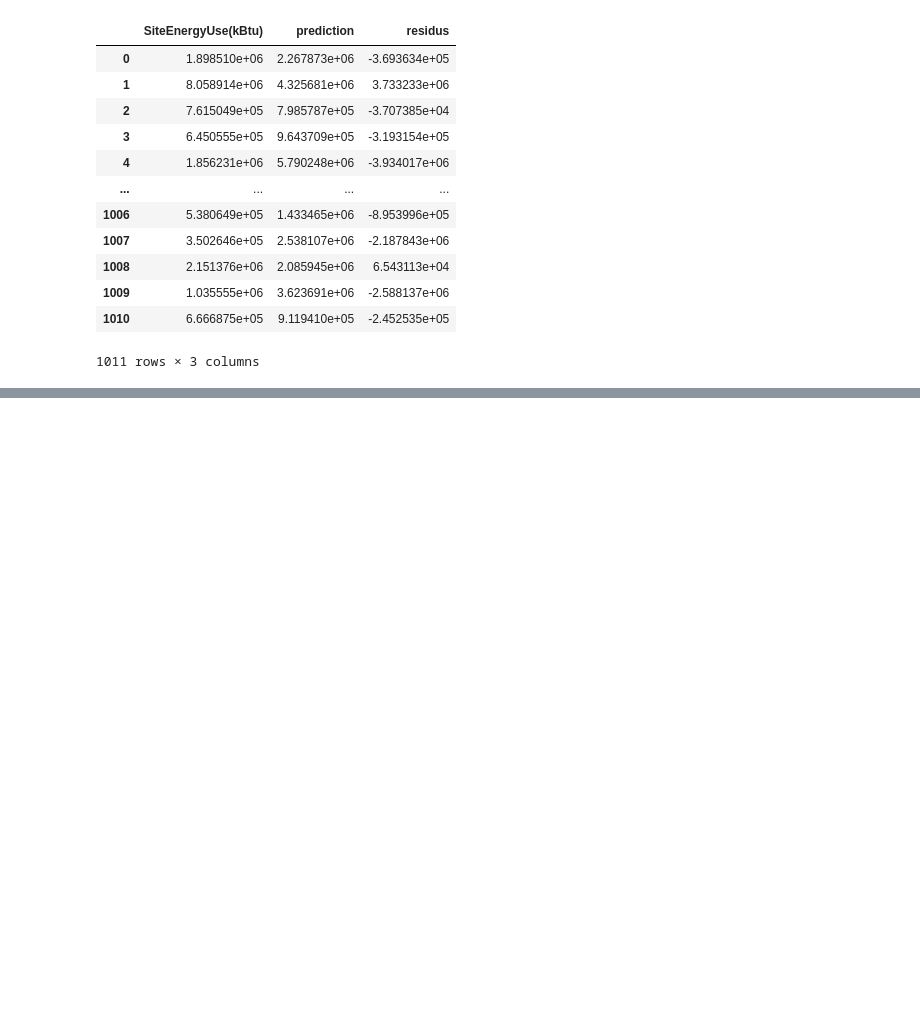
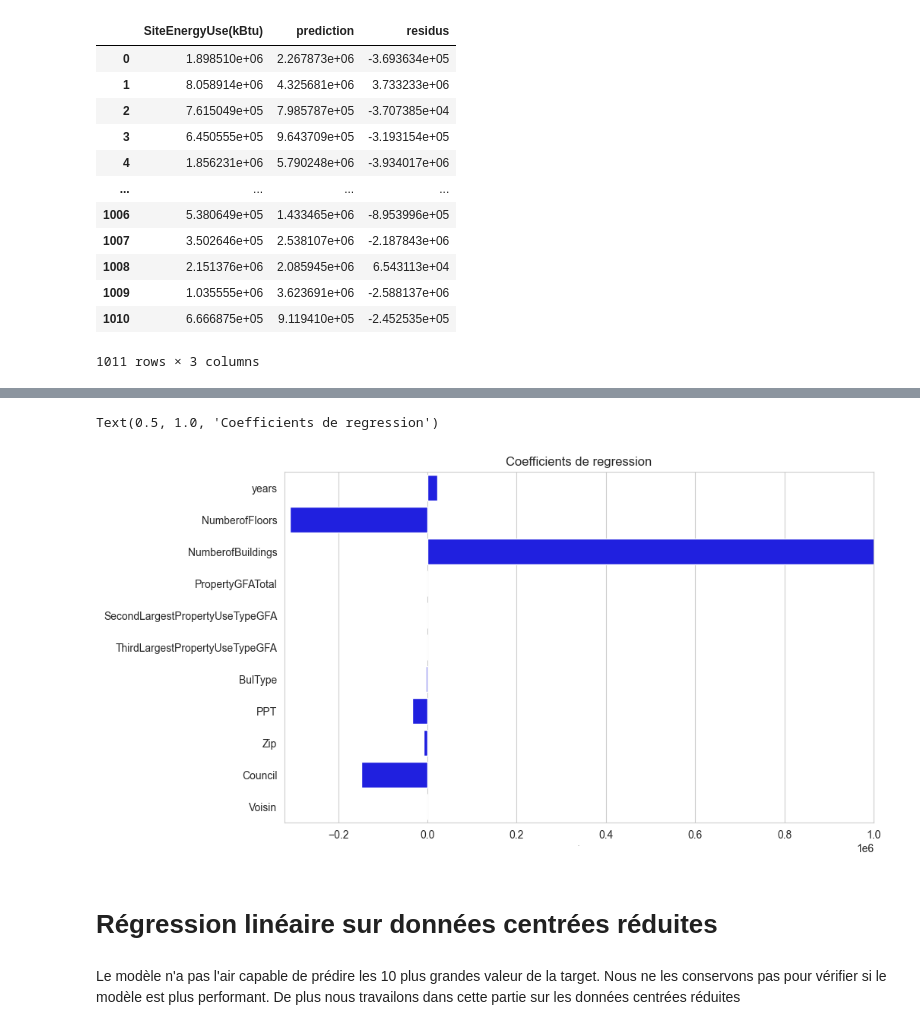
Before and after one commit to Florian-BOUDON/Projet-4, a Jupyter notebook: notebooks/Notebook_P4.ipynb, the cells around one changed output, grey strips where cells are left out. Drawn from its saved outputs; the diff is of its cells as text; code cells hidden in the pictures; blank space fills up the shorter version.

```diff
--- a/notebooks/Notebook_P4.ipynb
+++ b/notebooks/Notebook_P4.ipynb
@@ -817,0 +868,3 @@ pred
+# %%
+coef = pd.DataFrame(data=reg.coef_,index=X_train.columns,columns=["coef"])
+coef
@@ -817,0 +884,17 @@ pred
+# %%
+fig, ax = plt.subplots(figsize=(10, 6))
+
+ax.set_xlim(-320_000, 1000_000)
+ax.set_xlabel( "",size=0 )
+sns.barplot(x =coef.coef  , y =coef.index ,data = coef , color = 'b',orient='h')
+plt.setp(ax.get_yticklabels(),fontsize = 10)
+plt.title("Coefficients de regression")
+# %% [output]
+Text(0.5, 1.0, 'Coefficients de regression')
+[figure, added]
+# %% [markdown]
+# Régression linéaire sur données centrées réduites
+# %% [markdown]
+Le modèle n'a pas l'air capable de prédire les 10 plus grandes valeur de la target.
+Nous ne les conservons pas pour vérifier si le modèle est plus performant.
+De plus nous travailons dans cette partie sur les données centrées réduites
```
Also changed, not shown: parts of 40 cells of this notebook.
